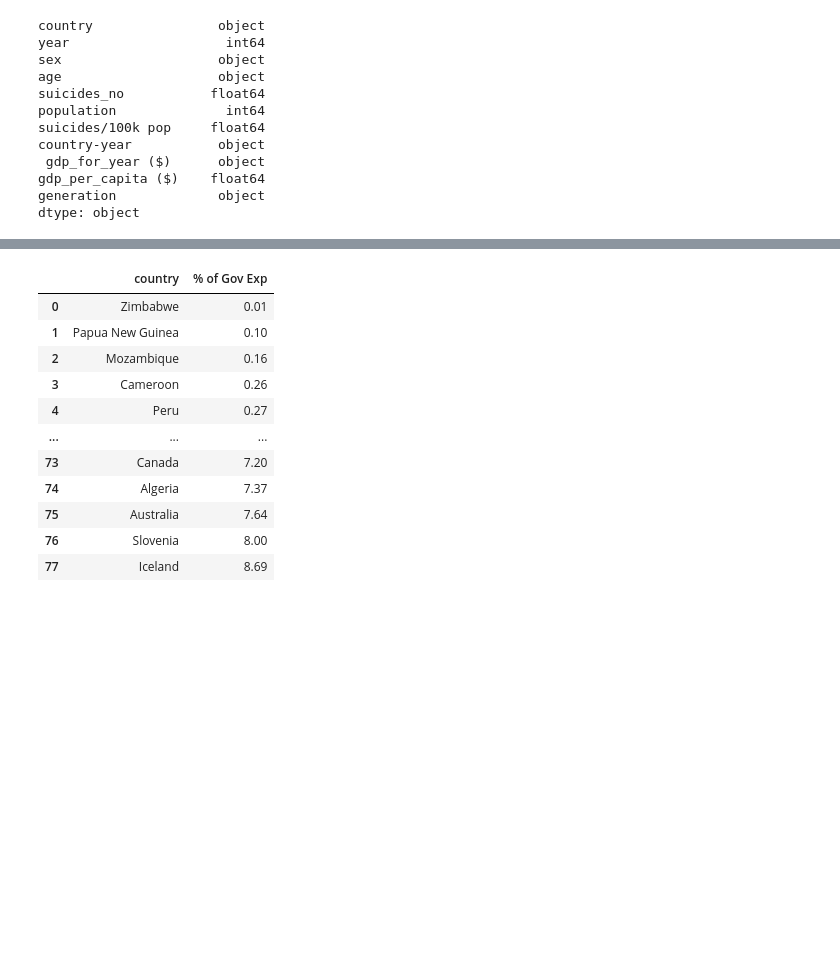
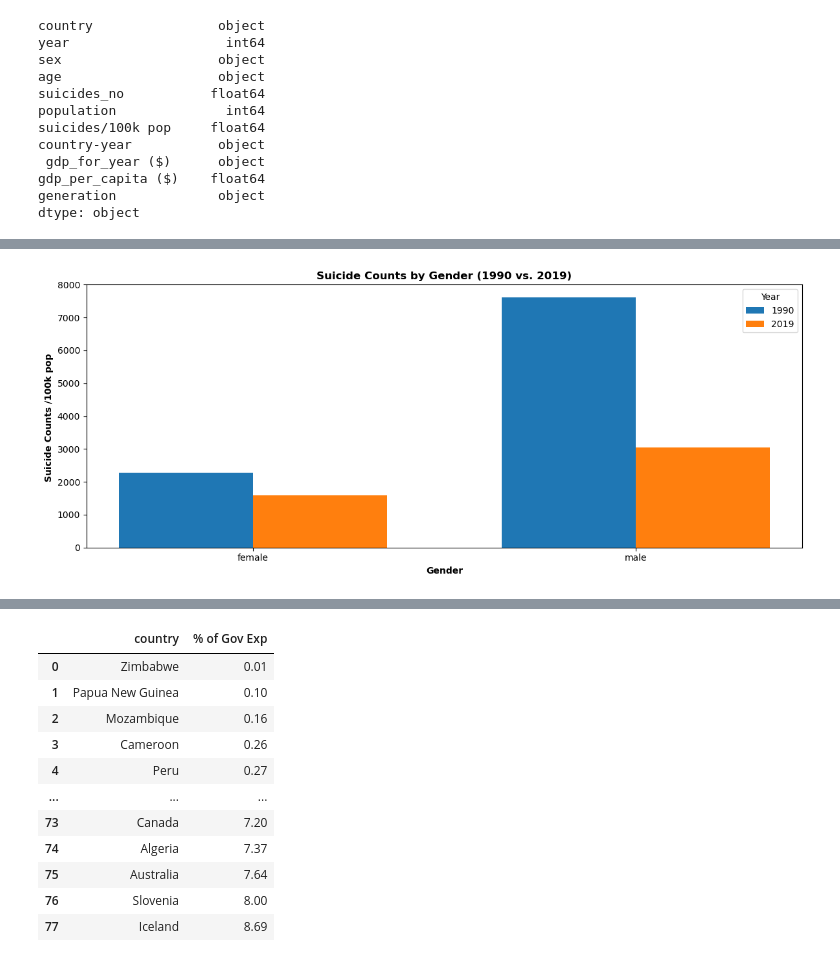
Before and after one commit to DayanaIm/Project-1-bootcamp, a Jupyter notebook: main_file by Jahn.ipynb, the cells around one changed output, grey strips where cells are left out. Saved outputs shown, nothing was run; the diff lists cells and outputs as text; code cells hidden in the pictures; blank space fills up the shorter version.

```diff
--- a/main_file by Jahn.ipynb
+++ b/main_file by Jahn.ipynb
@@ -298,0 +292,43 @@ plt.show()
+# %%
+# Filter the data for the year 1990 and group by "sex" to get suicide counts
+suicide_data_1990 = suicide_rates_df[suicide_rates_df['year'] == 1990]
+gender_suicide_counts_1990 = suicide_data_1990.groupby('sex')['suicides/100k pop'].sum().reset_index()
+
+# Filter the data for the year 2019 and group by "sex" to get suicide counts
+suicide_data_2019 = suicide_rates_df[suicide_rates_df['year'] == 2019]
+gender_suicide_counts_2019 = suicide_data_2019.groupby('sex')['suicides/100k pop'].sum().reset_index()
+
+# Create an array of country names
+sex = pd.DataFrame(suicide_data_1990.groupby('sex'))
+sex = sex[0].value_counts().index
+
+
+# Create an array of indices to position the bars for 1990 and 2019
+x = np.arange(len(sex))
+
+# Width of each bar
+width = 0.35
+
+# Create subplots for side-by-side comparison
+fig, ax = plt.subplots(figsize=(12, 5))
+
+# Plot for 1990
+ax.bar(x - width/2, gender_suicide_counts_1990['suicides/100k pop'], width, label='1990')
+# Plot for 2019
+ax.bar(x + width/2, gender_suicide_counts_2019['suicides/100k pop'], width, label='2019')
+
+# Set the x-axis ticks and labels
+ax.set_xticks(x)
+ax.set_xticklabels(sex)
+ax.set_xlabel('Gender',fontweight='bold')
+ax.set_ylabel('Suicide Counts /100k pop ',fontweight='bold')
+ax.set_title('Suicide Counts by Gender (1990 vs. 2019)',fontweight='bold')
+ax.set_ylim([0, 8000])
+# Set the legend
+ax.legend(title='Year')
+
+# Show the plot
+plt.tight_layout()
+plt.show()
+# %% [output]
+[figure, added]
```
Also changed, not shown: parts of 20 cells of this notebook, 1 other file.
